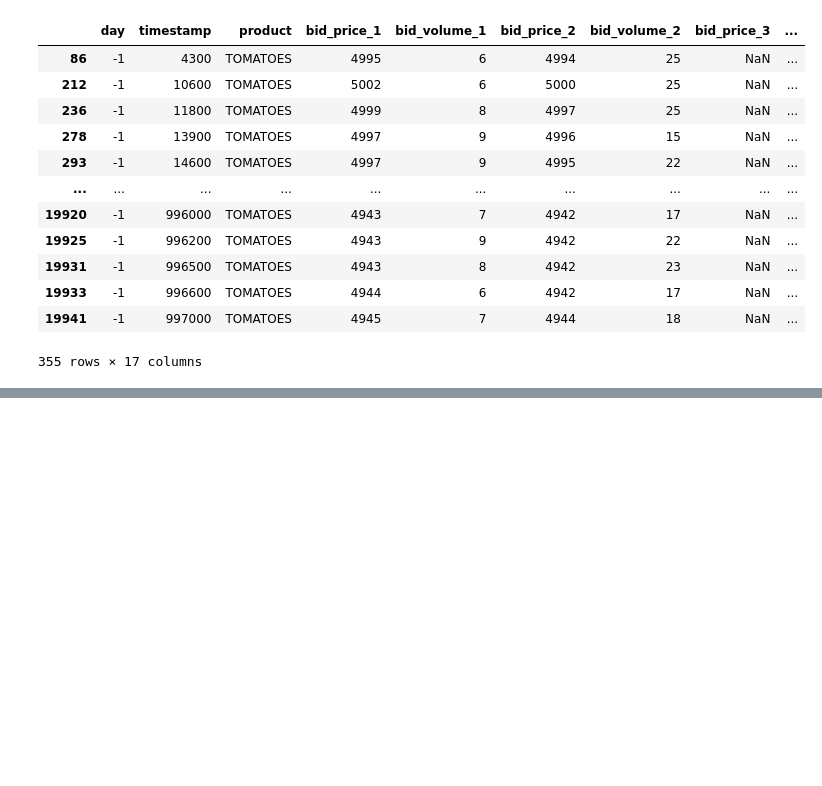
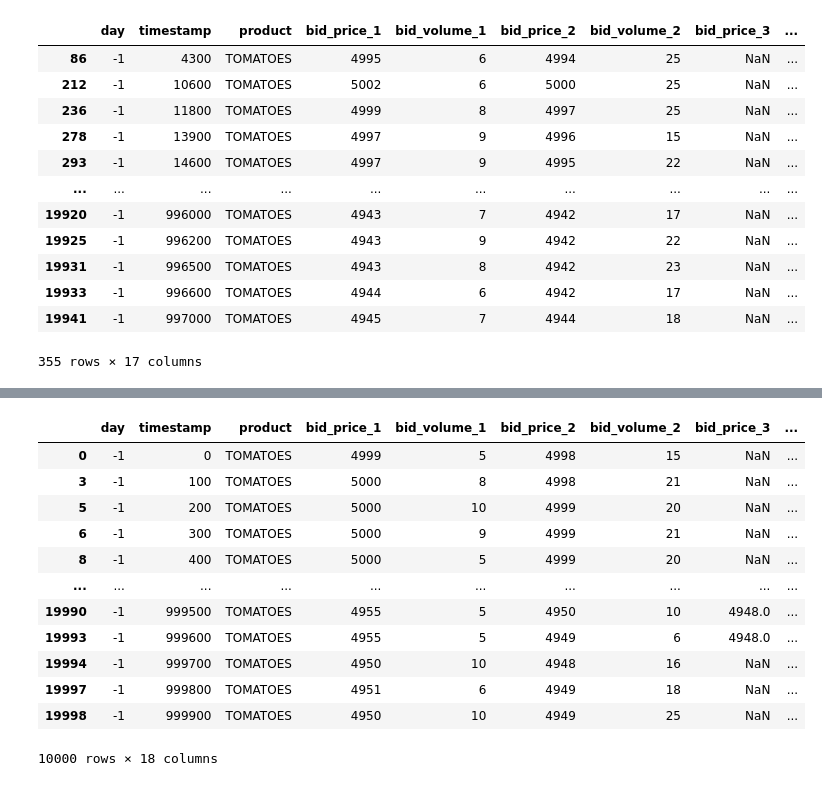
Before and after one commit to SuperPsych/IMCProsperity, a Jupyter notebook: script2.ipynb, the cells around one changed output, grey strips where cells are left out. Cells and saved outputs as stored; diff of their text form; code cells hidden in the pictures; blank space fills up the shorter version.

```diff
--- a/script2.ipynb
+++ b/script2.ipynb
@@ -142,0 +179,16 @@ ask_spike
+# %%
+tf
+# %% [output]
+|  | day | timestamp | product | bid_price_1 | bid_volume_1 | bid_price_2 | bid_volume_2 | bid_price_3 | ... |
+| 0 | -1 | 0 | TOMATOES | 4999 | 5 | 4998 | 15 | NaN | ... |
+| 3 | -1 | 100 | TOMATOES | 5000 | 8 | 4998 | 21 | NaN | ... |
+| 5 | -1 | 200 | TOMATOES | 5000 | 10 | 4999 | 20 | NaN | ... |
+| 6 | -1 | 300 | TOMATOES | 5000 | 9 | 4999 | 21 | NaN | ... |
+| 8 | -1 | 400 | TOMATOES | 5000 | 5 | 4999 | 20 | NaN | ... |
+| ... | ... | ... | ... | ... | ... | ... | ... | ... | ... |
+| 19990 | -1 | 999500 | TOMATOES | 4955 | 5 | 4950 | 10 | 4948.0 | ... |
+| 19993 | -1 | 999600 | TOMATOES | 4955 | 5 | 4949 | 6 | 4948.0 | ... |
+| 19994 | -1 | 999700 | TOMATOES | 4950 | 10 | 4948 | 16 | NaN | ... |
+| 19997 | -1 | 999800 | TOMATOES | 4951 | 6 | 4949 | 18 | NaN | ... |
+| 19998 | -1 | 999900 | TOMATOES | 4950 | 10 | 4949 | 25 | NaN | ... |
+10000 rows × 18 columns
```
Also changed, not shown: parts of 9 cells of this notebook, 1 other file.
